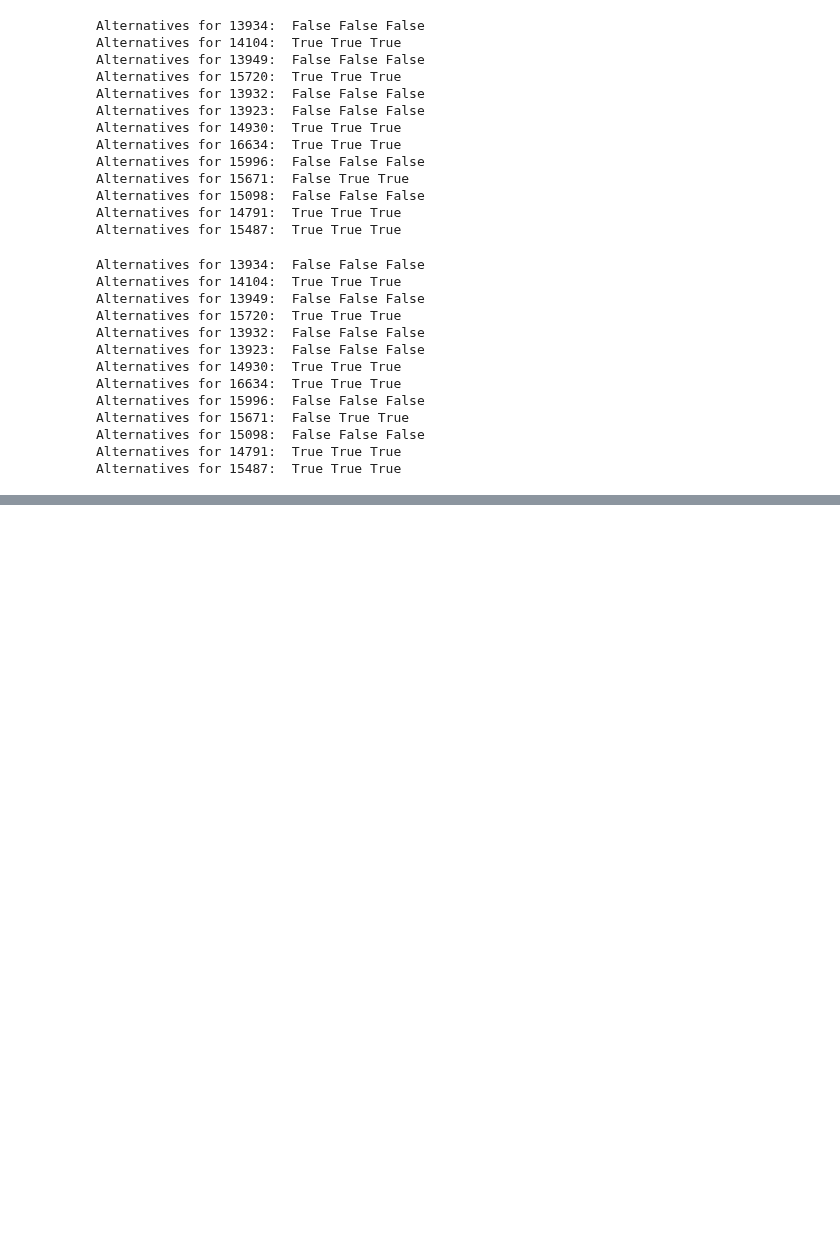
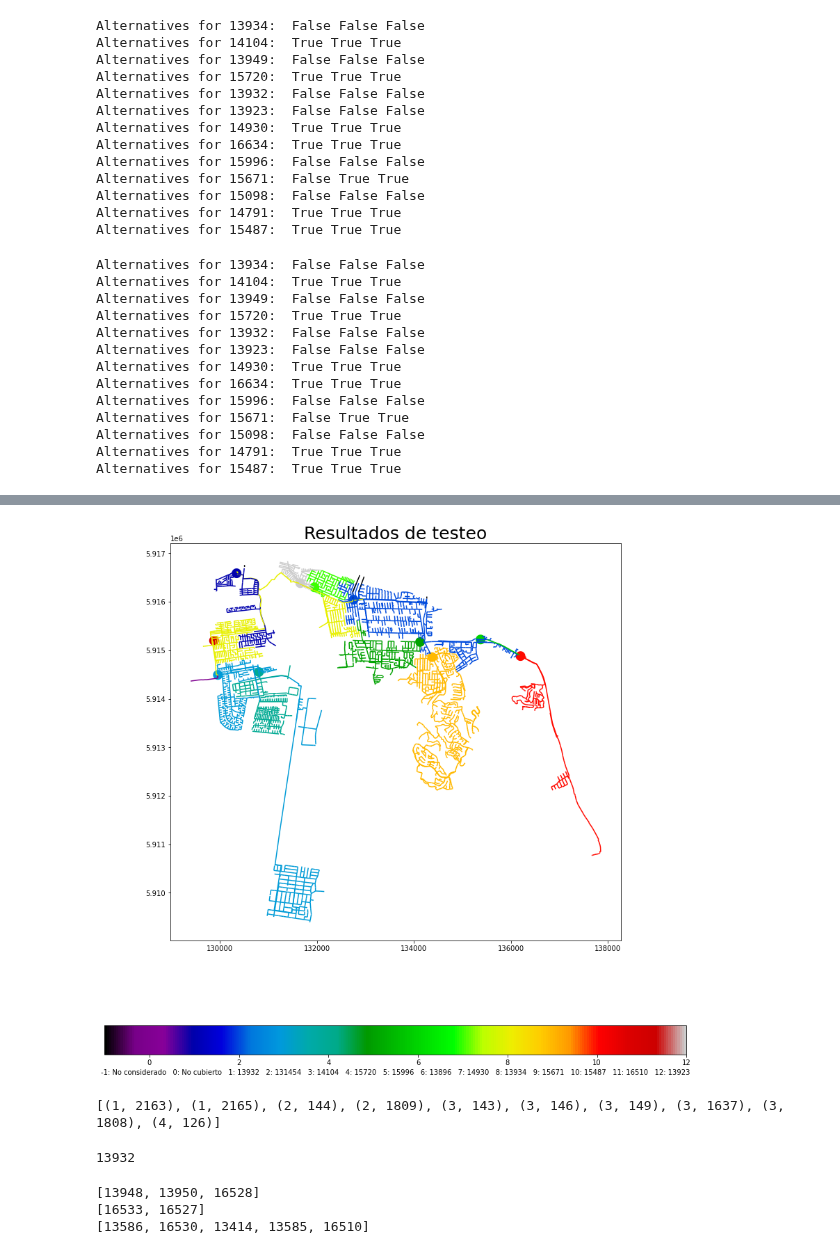
Before and after one commit to josebaboun/Alcantarillado-COVID, a Jupyter notebook: Otros archivos/testing.ipynb, the cells around one changed output, grey strips where cells are left out. Saved outputs shown, nothing was run; the diff lists cells and outputs as text; code cells hidden in the pictures; blank space fills up the shorter version.

```diff
--- a/Otros archivos/testing.ipynb
+++ b/Otros archivos/testing.ipynb
@@ -280,0 +249,11 @@ False
+# %%
+samp1 = [2149, 2319]; samp2 = [3929, 2150, 2140, 3141, 274, 4201, 3876, 2113, 3692]
+
+alts = []
+for i in range(N):
+    if i not in sample:
+        if equal_structure(G, sample, samp1 + [i] + samp2) and equal_structure_robust(G, sample, samp1 + [i] + samp2):
+            print(i, _id[i])
+            alts.append(i)
+
+print(alts)
@@ -346,0 +348,4 @@ Alternatives for 15487:  True True True
+# %%
+plot_sample_no_intersections(G, [0] * N, (samp1 + [126] + samp2)[::-1] , geometry, _id, "map_orig")
+# %% [output]
+[figure, added]
@@ -346,0 +359,6 @@ Alternatives for 15487:  True True True
+# %%
+dists.sort()
+
+print(dists[:10])
+# %% [output]
+[(1, 2163), (1, 2165), (2, 144), (2, 1809), (3, 143), (3, 146), (3, 149), (3, 1637), (3, 1808), (4, 126)]
@@ -346,0 +371,12 @@ Alternatives for 15487:  True True True
+# %%
+print(_id[2150])
+# %% [output]
+13932
+# %%
+print([_id[a] for a in alts])
+print([_id[a] for a in alts_])
+print([_id[a] for a in alts__])
+# %% [output]
+[13948, 13950, 16528]
+[16533, 16527]
+[13586, 16530, 13414, 13585, 16510]
```
Also changed, not shown: parts of 12 cells of this notebook, 4 other files.
